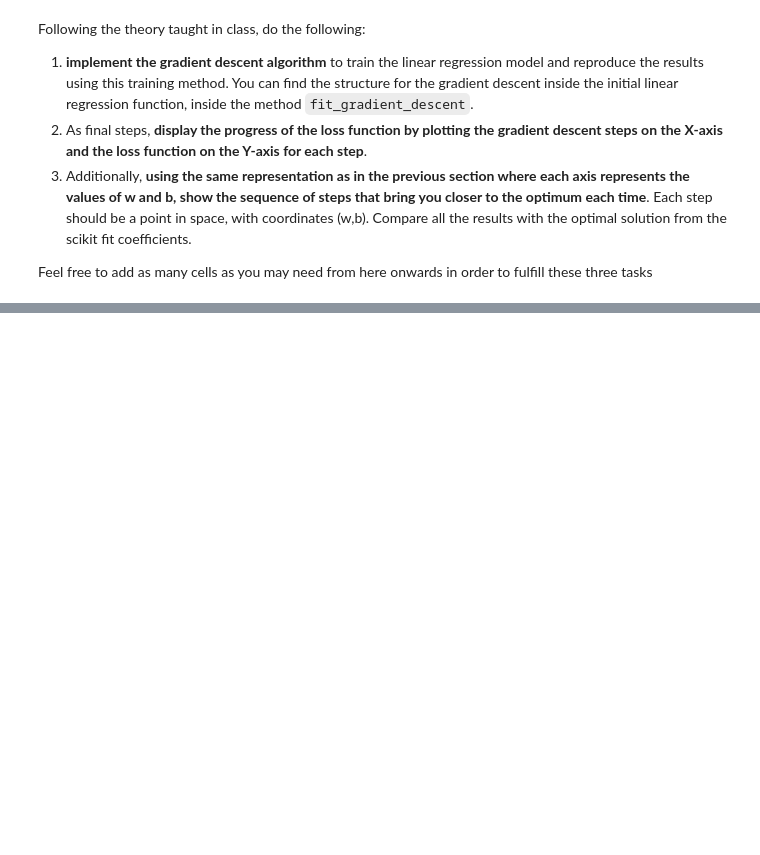
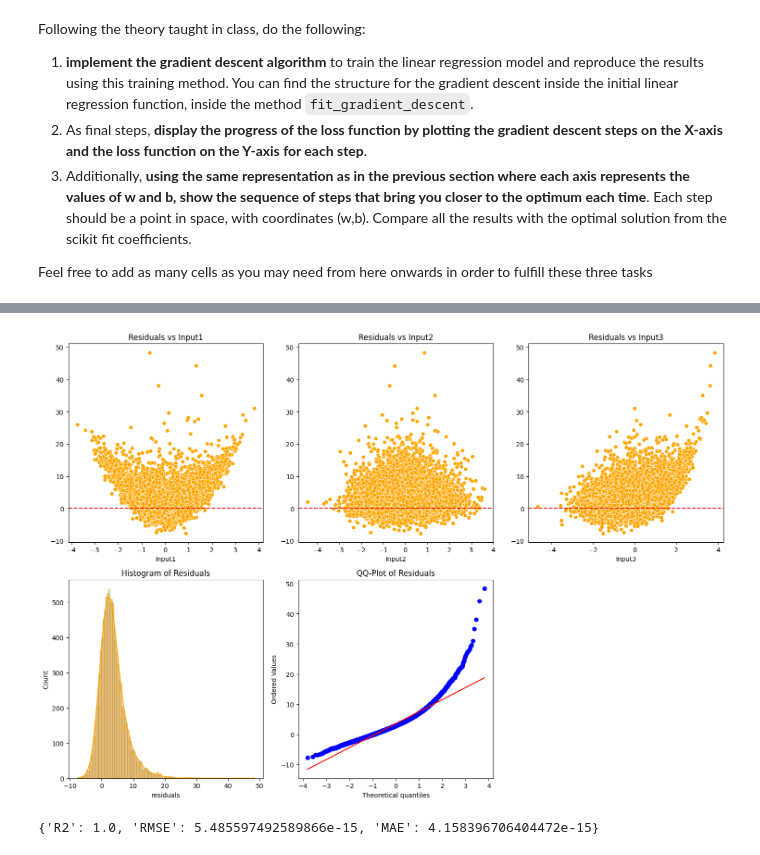
Before and after one commit to ICAI-IMAT-ML/p2-4-palomadiez, a Jupyter notebook: notebook/Lab_2_4_LR2.ipynb, the cells around one changed output, grey strips where cells are left out. Saved outputs shown, nothing was run; the diff lists cells and outputs as text; code cells hidden in the pictures; blank space fills up the shorter version.

```diff
--- a/notebook/Lab_2_4_LR2.ipynb
+++ b/notebook/Lab_2_4_LR2.ipynb
@@ -366,0 +429,35 @@ target_words
+# %%
+#REPRESENTACIÓN DE LOS RESIDUOS CON RESPECTO A CADA VARIABLE
+contador = len(columns)-1
+for column in columns:
+    if contador == 0:
+        plot_residuals_1(data, "Output", column)
+    else:
+        contador -= 1
+# %% [output]
+[figure, added]
+# %%
+from sklearn.linear_model import LinearRegression
+
+# Split the data into features (X) and target (y)
+X = data.drop('Output', axis=1)
+y = data['Output']
+
+# Instantiate the LinearRegression model
+model = LinearRegression()
+
+# Fit the model on the training data
+model.fit(X, y)
+
+#Optimal for scikit
+w = model.coef_[0]
+b = model.intercept_
+
+# Make predictions on the test data
+y_pred = model.predict(X)
+
+# Evaluate the model
+evaluation_metrics = evaluate_regression(y, y_pred)
+print(evaluation_metrics)
+# %% [output]
+{'R2': 1.0, 'RMSE': 5.485597492589866e-15, 'MAE': 4.158396706404472e-15}
```
Also changed, not shown: parts of 24 cells of this notebook, 1 other file.
